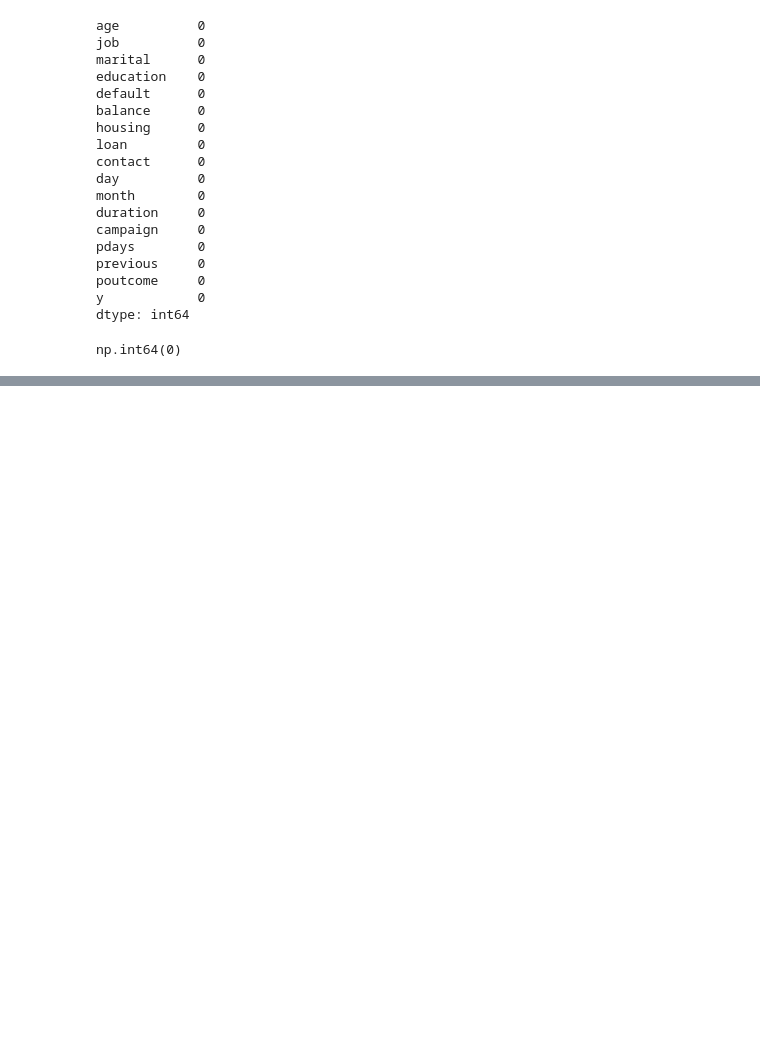
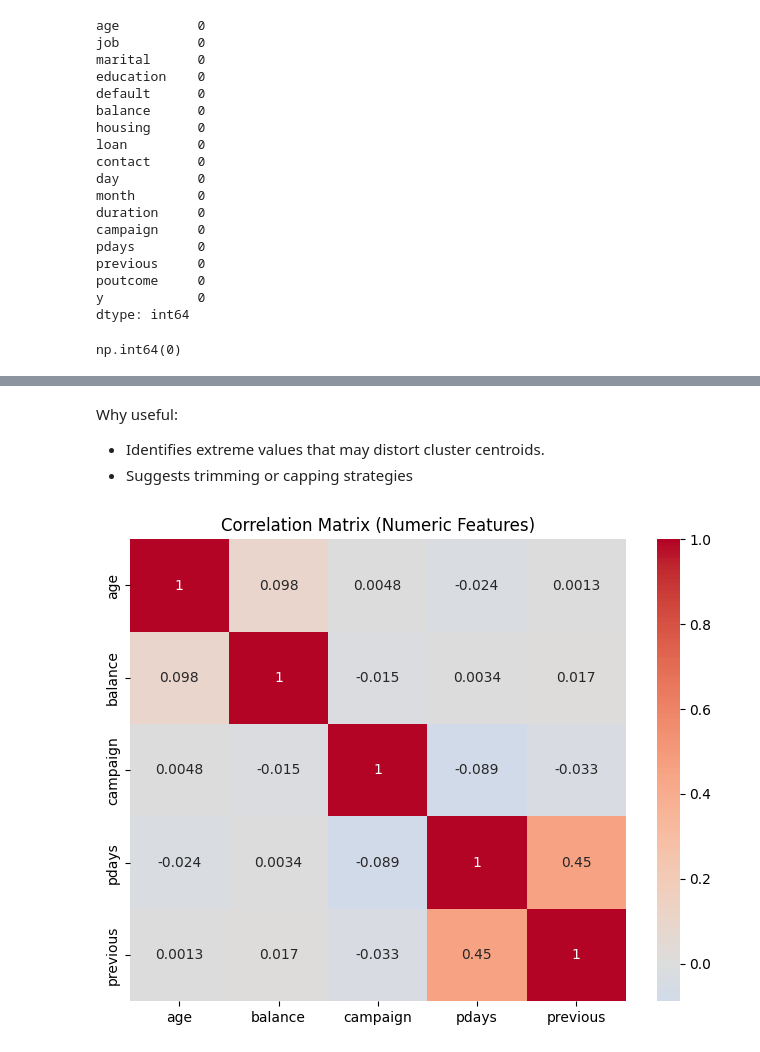
Before and after one commit to vatslgoswami/IML_A2, a Jupyter notebook: clustering.ipynb, the cells around one changed output, grey strips where cells are left out. Drawn from its saved outputs; the diff is of its cells as text; code cells hidden in the pictures; blank space fills up the shorter version.

```diff
--- a/clustering.ipynb
+++ b/clustering.ipynb
@@ -956,0 +1022,13 @@ for col in df_bank.columns:
+# %% [markdown]
+Why useful:
+   - Identifies extreme values that may distort cluster centroids.
+   - Suggests trimming or capping strategies
+# %%
+#Correlation Heatmap
+plt.figure(figsize=(8, 6))
+corr = df_bank[num_cols].corr()
+sns.heatmap(corr, annot=True, cmap='coolwarm', center=0)
+plt.title('Correlation Matrix (Numeric Features)')
+plt.show()
+# %% [output]
+[figure, added]
```
Also changed, not shown: parts of 32 cells of this notebook.
